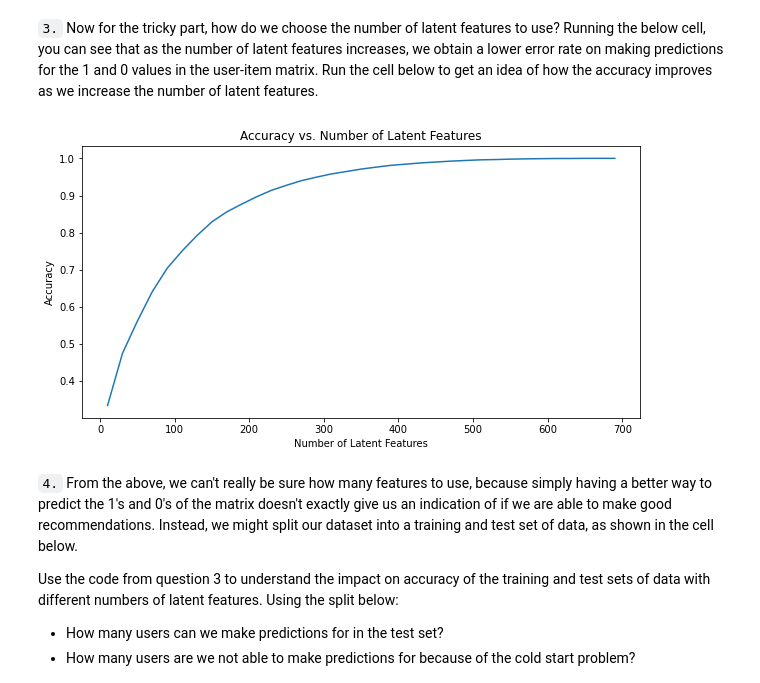
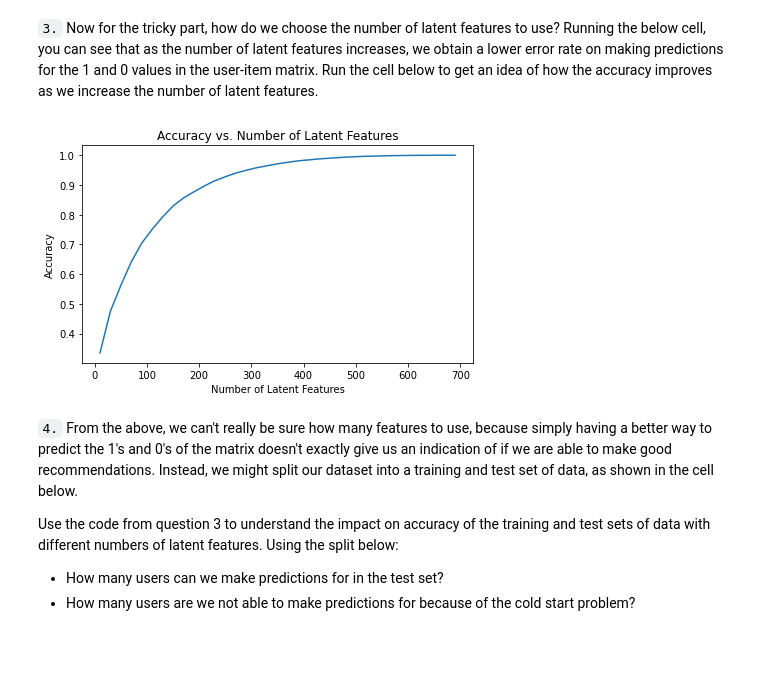
Before and after one commit to Nima-Sayyah/Recommendations-IBM, a Jupyter notebook: Recommendations (IBM).ipynb, the cells around one changed output. Cells and saved outputs as stored; diff of their text form; code cells hidden in the pictures; blank space fills up the shorter version.

```diff
--- a/Recommendations (IBM).ipynb
+++ b/Recommendations (IBM).ipynb
@@ -987,29 +986,29 @@ We can use **SVD** as there are no missing values (NANs) in our dataset. Also, i
 # %%
 num_latent_feats = np.arange(10,700+10,20)
 sum_errs = []
 
 for k in num_latent_feats:
 
     # Restructuring with k latent features
     u_new, s_new, vt_new = u[:, :k], np.diag(s[:k]), vt[:k, :]
 
     # Calculating dot products
     user_item_est = np.around(np.dot(np.dot(u_new, s_new), vt_new))
 
     # Calculating the error for each prediction to actual value
     diffs = np.subtract(user_item_matrix, user_item_est)
 
     # Total errors and keep track of them
     err = np.sum(np.sum(np.abs(diffs)))
     sum_errs.append(err)
 
-plt.figure(figsize=(10,5))
+plt.figure(figsize=(7,4), facecolor='white',)
 plt.plot(num_latent_feats, 1 - np.array(sum_errs)/df.shape[0]);
 plt.xlabel('Number of Latent Features');
 plt.ylabel('Accuracy');
 plt.title('Accuracy vs. Number of Latent Features');
 # %% [output]
-[figure, old version]
+[figure, new version]
 # %% [markdown]
 `4.` From the above, we can't really be sure how many features to use, because simply having a better way to predict the 1's and 0's of the matrix doesn't exactly give us an indication of if we are able to make good recommendations.  Instead, we might split our dataset into a training and test set of data, as shown in the cell below.
 
```
Also changed, not shown: parts of 25 cells of this notebook.
